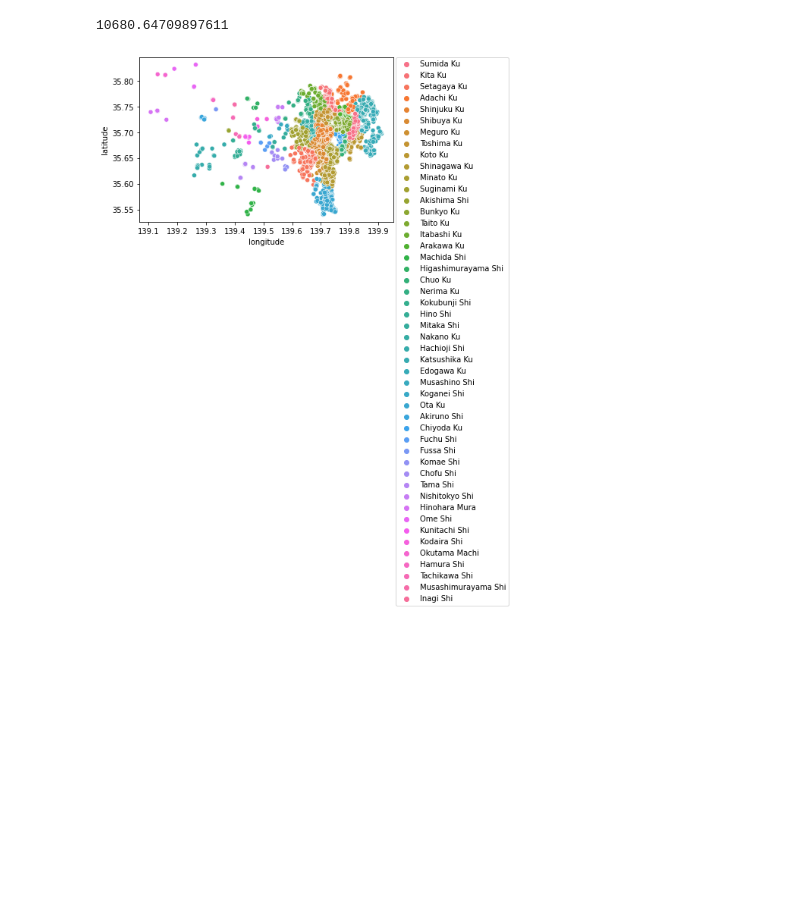
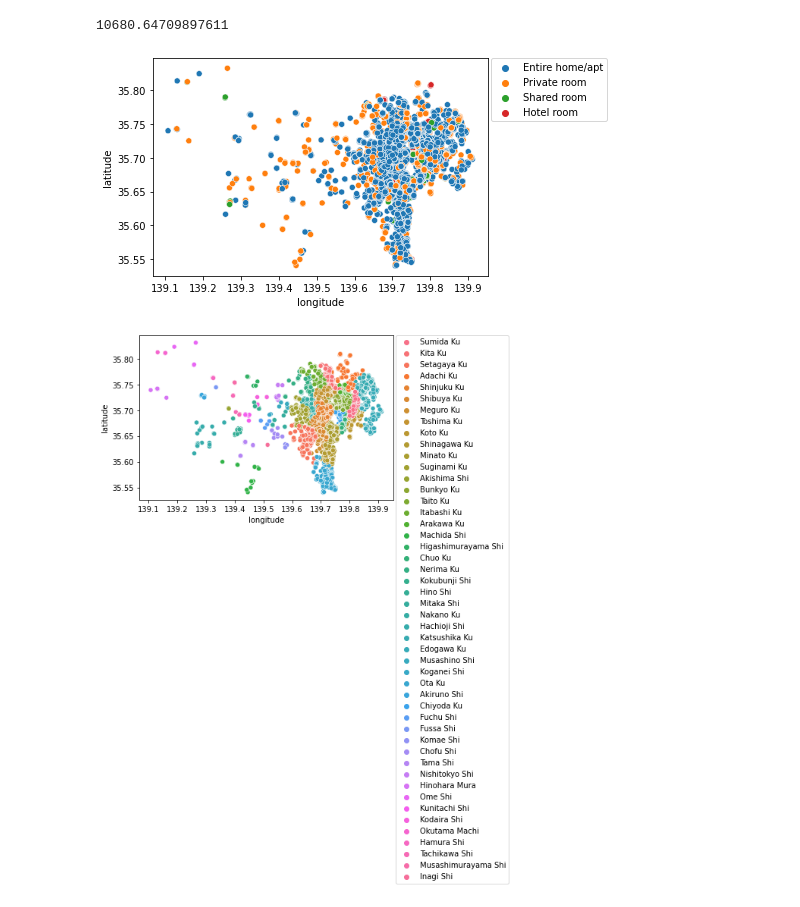
Before and after one commit to lordavalo/Portifolio, a Jupyter notebook: Tokyo.ipynb, the cells around one changed output. Drawn from its saved outputs; the diff is of its cells as text; code cells hidden in the pictures; blank space fills up the shorter version.

```diff
--- a/Tokyo.ipynb
+++ b/Tokyo.ipynb
@@ -534,4 +490,11 @@ df_clean.loc[(df_clean['neighbourhood'] == 'Taito Ku')].mean().minimum_nights
 df_clean.loc[(df_clean['neighbourhood'] == 'Taito Ku')].mean().price
 # %% [output]
 10680.64709897611
+# %%
+# Quantidade de imóveis por região (room_type)
+sns.scatterplot(y="latitude", x="longitude", hue="room_type", data=df_clean,alpha= (1));
+#legenda a direita
+plt.legend(bbox_to_anchor=(1.01, 1),borderaxespad=0);
+# %% [output]
+[figure, added]
 # %%
```
Also changed, not shown: parts of 14 cells of this notebook.
